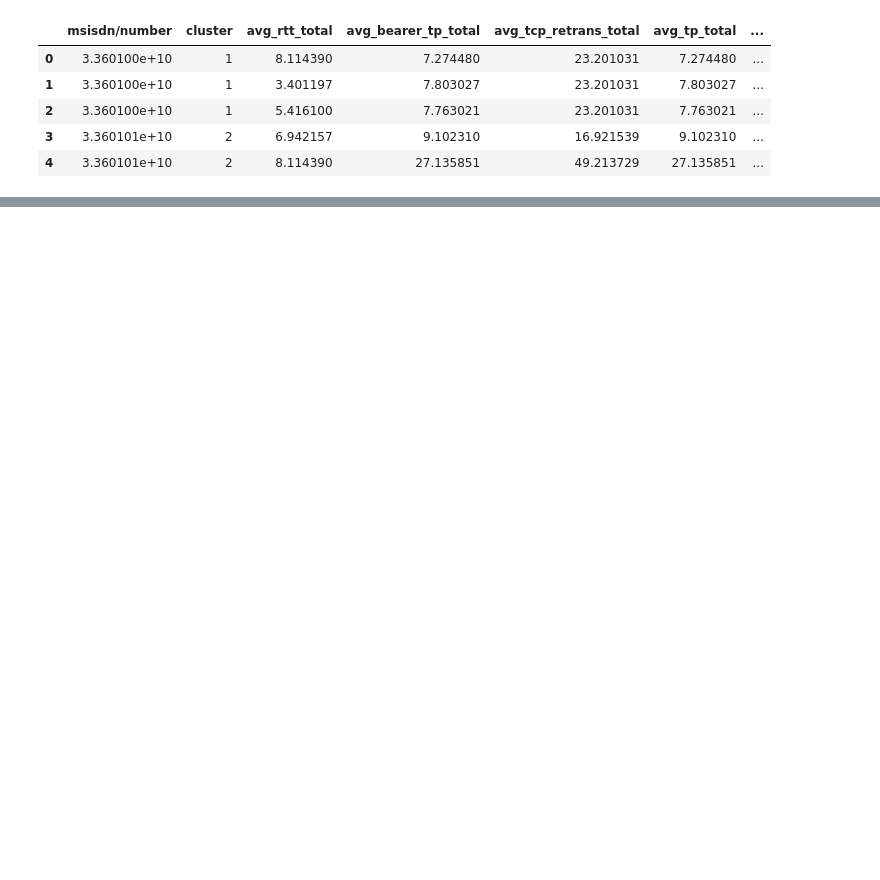
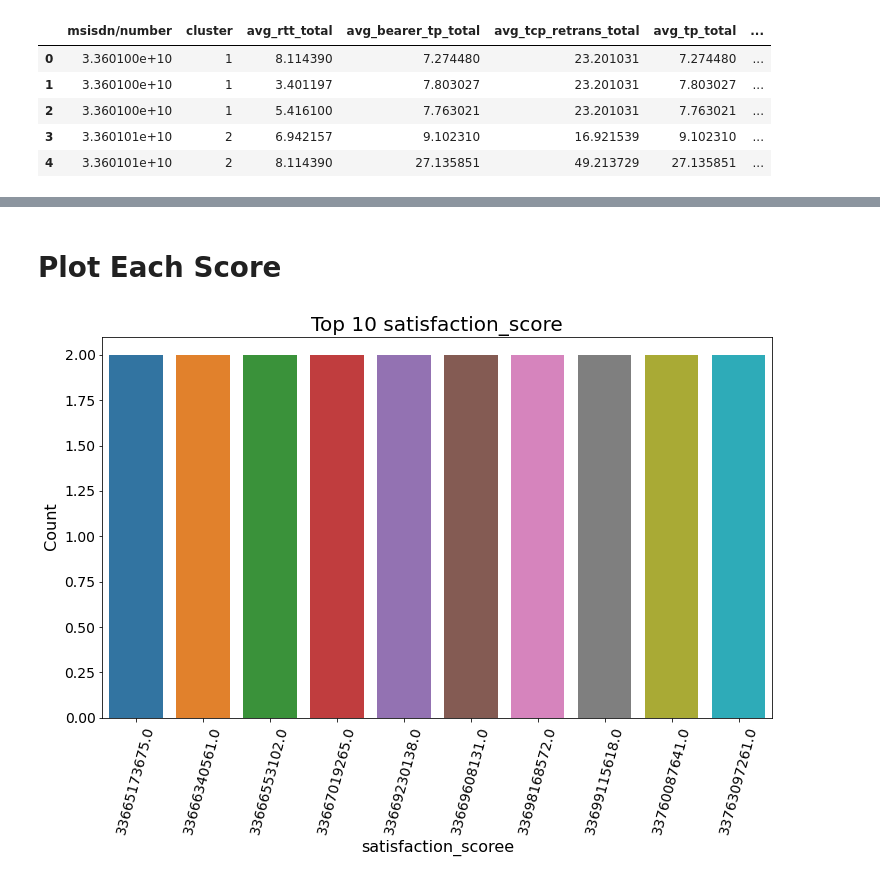
Before and after one commit to Habta3/User-Engagement-And-Experiance-analysis, a Jupyter notebook: User Satisfaction Analysis.ipynb, the cells around one changed output, grey strips where cells are left out. Saved outputs shown, nothing was run; the diff lists cells and outputs as text; code cells hidden in the pictures; blank space fills up the shorter version.

```diff
--- a/User Satisfaction Analysis.ipynb
+++ b/User Satisfaction Analysis.ipynb
@@ -213,5 +197,3 @@ AttributeError: 'list' object has no attribute 'head'
 # %%
-user_eng_df = User_Engagement_Data[User_Engagement_Data['msisdn/number'].isin(
+user_eng_df = user_eng[user_eng['msisdn/number'].isin(
     user_intersection)]
-user_eng_df.shape
-user_eng_df.head()
@@ -225,5 +204,3 @@ user_eng_df.head()
 # %%
-user_exper_df = User_Exaperiance_Data[User_Exaperiance_Data['msisdn/number'].isin(
+user_exper_df = user_expr[user_expr['msisdn/number'].isin(
     user_intersection)]
-user_exper_df.shape
-user_exper_df.head()
@@ -245,0 +225,7 @@ KeyError: 'experience_score'
+# %%
+satisfaction_df = user_df[['msisdn/number', 'engagement_score',
+                        'experience_score', 'satisfaction_score']]
+satisfaction_df = satisfaction_df.set_index('msisdn/number')
+# %%
+top_10_satisfaction = satisfaction_df.nlargest(10, 'satisfaction_score')
+top_10_satisfaction.head(10)
@@ -245,0 +245,17 @@ KeyError: 'experience_score'
+# %% [markdown]
+# Plot Each Score
+# %%
+#pl.plot_bar(top_10_satisfaction, top_10_satisfaction.index, top_10_satisfaction['satisfaction_score'], "Top 10 user satisfaction score", "Users", "Satisfaction Score")
+
+top_10_satisfaction.nlargest(10, 'satisfaction_score')
+plt.figure(figsize=(12, 7))
+sns.barplot(data=top_10_satisfaction, x=top_10_satisfaction.index, y=top_10_satisfaction.satisfaction_score)
+plt.title("Top 10 satisfaction_score", size=20)
+plt.xticks(rotation=75, fontsize=14)
+plt.yticks(fontsize=14)
+plt.xlabel("satisfaction_scoree", fontsize=16)
+plt.ylabel(" Count ", fontsize=16)
+
+plt.show()
+# %% [output]
+[figure, added]
```
Also changed, not shown: parts of 50 cells of this notebook.
